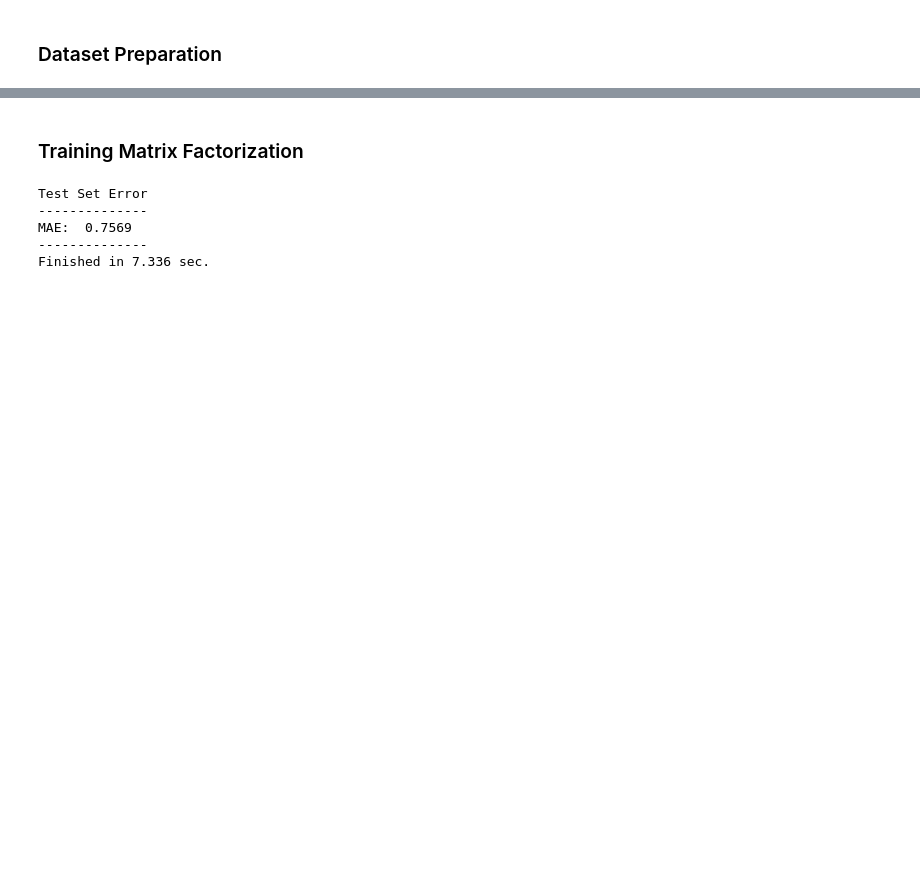
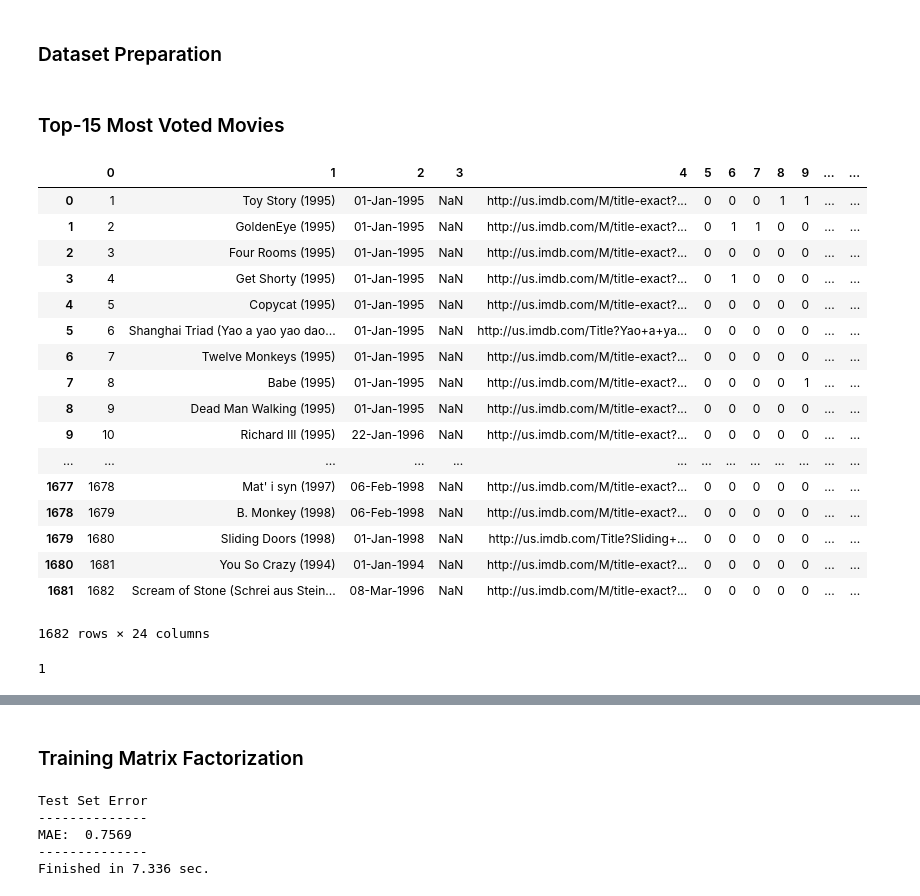
Before and after one commit to Movinder/movielens-imdb-exploration, a Jupyter notebook: matrix_factorization.ipynb, the cells around one changed output, grey strips where cells are left out. Drawn from its saved outputs; the diff is of its cells as text; code cells hidden in the pictures; blank space fills up the shorter version.

```diff
--- a/matrix_factorization.ipynb
+++ b/matrix_factorization.ipynb
@@ -30,3 +31,5 @@ df = pd.DataFrame(ratings_dict)
 reader = Reader(rating_scale=(1, 5))
 data = Dataset.load_from_df(df[['userID', 'itemID', 'rating']], reader)
 trainset, testset = train_test_split(data, test_size=.25)
+# %% [markdown]
+### Top-15 Most Voted Movies
@@ -32,0 +43,21 @@ trainset, testset = train_test_split(data, test_size=.25)
+# %%
+pd.read_csv('data/u.item.txt', delimiter='|', encoding = "ISO-8859-1", header=None)
+# %% [output]
+|  | 0 | 1 | 2 | 3 | 4 | 5 | 6 | 7 | 8 | 9 | ... | ... |
+| 0 | 1 | Toy Story (1995) | 01-Jan-1995 | NaN | http://us.imdb.com/M/title-exact?... | 0 | 0 | 0 | 1 | 1 | ... | ... |
+| 1 | 2 | GoldenEye (1995) | 01-Jan-1995 | NaN | http://us.imdb.com/M/title-exact?... | 0 | 1 | 1 | 0 | 0 | ... | ... |
+| 2 | 3 | Four Rooms (1995) | 01-Jan-1995 | NaN | http://us.imdb.com/M/title-exact?... | 0 | 0 | 0 | 0 | 0 | ... | ... |
+| 3 | 4 | Get Shorty (1995) | 01-Jan-1995 | NaN | http://us.imdb.com/M/title-exact?... | 0 | 1 | 0 | 0 | 0 | ... | ... |
+| 4 | 5 | Copycat (1995) | 01-Jan-1995 | NaN | http://us.imdb.com/M/title-exact?... | 0 | 0 | 0 | 0 | 0 | ... | ... |
+| 5 | 6 | Shanghai Triad (Yao a yao yao dao... | 01-Jan-1995 | NaN | http://us.imdb.com/Title?Yao+a+ya... | 0 | 0 | 0 | 0 | 0 | ... | ... |
+| 6 | 7 | Twelve Monkeys (1995) | 01-Jan-1995 | NaN | http://us.imdb.com/M/title-exact?... | 0 | 0 | 0 | 0 | 0 | ... | ... |
+| 7 | 8 | Babe (1995) | 01-Jan-1995 | NaN | http://us.imdb.com/M/title-exact?... | 0 | 0 | 0 | 0 | 1 | ... | ... |
+| 8 | 9 | Dead Man Walking (1995) | 01-Jan-1995 | NaN | http://us.imdb.com/M/title-exact?... | 0 | 0 | 0 | 0 | 0 | ... | ... |
+| 9 | 10 | Richard III (1995) | 22-Jan-1996 | NaN | http://us.imdb.com/M/title-exact?... | 0 | 0 | 0 | 0 | 0 | ... | ... |
+| ... | ... | ... | ... | ... | ... | ... | ... | ... | ... | ... | ... | ... |
+| 1677 | 1678 | Mat' i syn (1997) | 06-Feb-1998 | NaN | http://us.imdb.com/M/title-exact?... | 0 | 0 | 0 | 0 | 0 | ... | ... |
+| 1678 | 1679 | B. Monkey (1998) | 06-Feb-1998 | NaN | http://us.imdb.com/M/title-exact?... | 0 | 0 | 0 | 0 | 0 | ... | ... |
+| 1679 | 1680 | Sliding Doors (1998) | 01-Jan-1998 | NaN | http://us.imdb.com/Title?Sliding+... | 0 | 0 | 0 | 0 | 0 | ... | ... |
+| 1680 | 1681 | You So Crazy (1994) | 01-Jan-1994 | NaN | http://us.imdb.com/M/title-exact?... | 0 | 0 | 0 | 0 | 0 | ... | ... |
+| 1681 | 1682 | Scream of Stone (Schrei aus Stein... | 08-Mar-1996 | NaN | http://us.imdb.com/M/title-exact?... | 0 | 0 | 0 | 0 | 0 | ... | ... |
+1682 rows × 24 columns
@@ -32,0 +66,4 @@ trainset, testset = train_test_split(data, test_size=.25)
+# %%
+min(ratings.user_id)
+# %% [output]
+1
```
Also changed, not shown: parts of 12 cells of this notebook, 8 other files.
